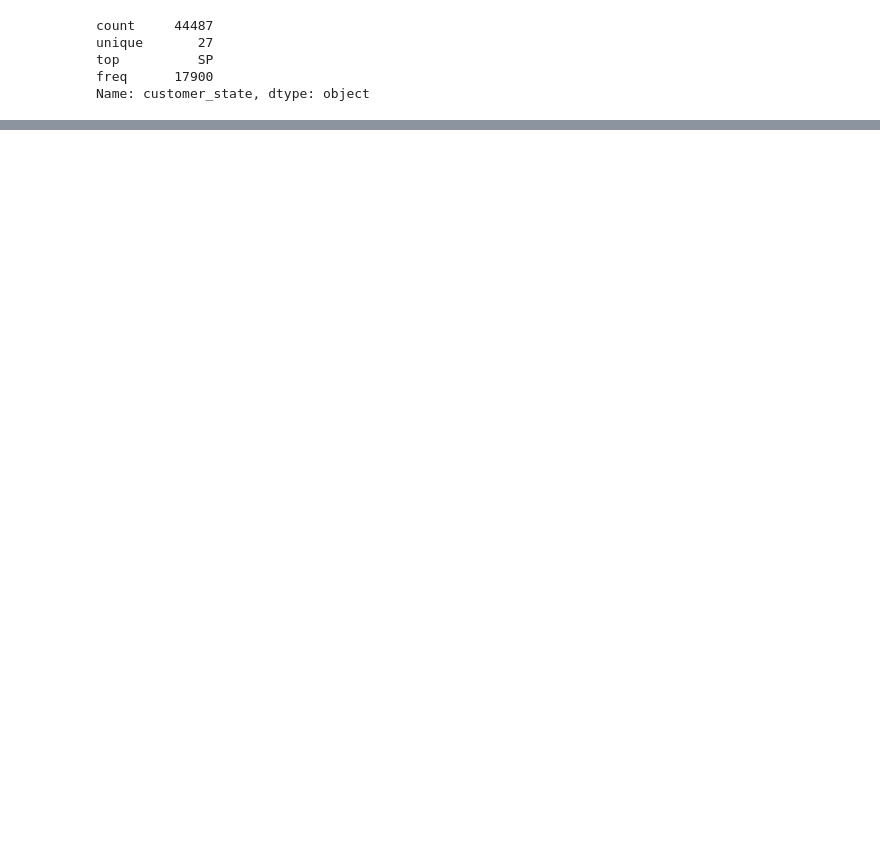
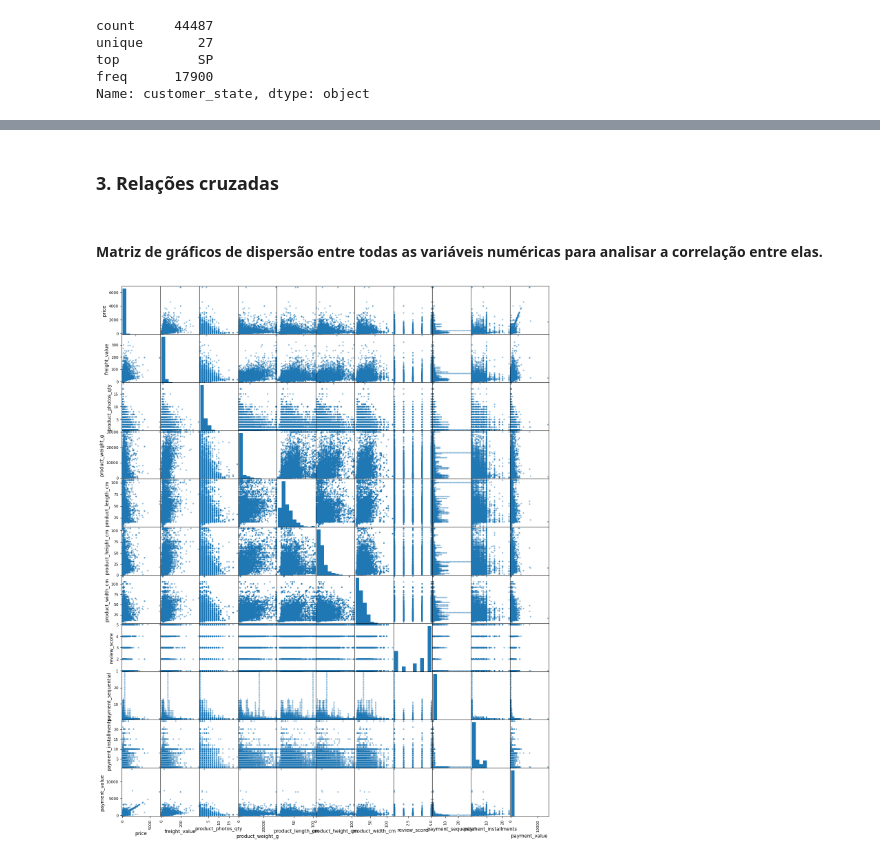
Before and after one commit to supertecode/tcc, a Jupyter notebook: analise_sentimento_previsão_demanda.ipynb, the cells around one changed output, grey strips where cells are left out. Drawn from its saved outputs; the diff is of its cells as text; code cells hidden in the pictures; blank space fills up the shorter version.

```diff
--- a/analise_sentimento_previsão_demanda.ipynb
+++ b/analise_sentimento_previsão_demanda.ipynb
@@ -414,0 +447,3 @@ df['review_comment_title'] = df.apply(
+# %%
+df["delivery_time"] = df["delivery_time"].fillna(df["delivery_time_estimated"])
+print(df.isnull().sum())
@@ -966,8 +1011,0 @@ nltk.download("wordnet")
-# %%
-"""""
-# Carregar dataset
-df = pd.read_csv("olist_order_reviews_dataset.csv")
-
-# Inicializar lematizador
-lemmatizer = WordNetLemmatizer()
-stop_words = set(stopwords.words("portuguese"))
@@ -986,5 +1012,13 @@ def preprocess_text(text):
-# %%
-""""
-# Aplicar a limpeza nos comentários
-df["cleaned_review"] = df["review_comment_message"].apply(preprocess_text)
-print(df[["review_comment_message", "cleaned_review"]].head())
+# %% [markdown]
+### **3. Relações cruzadas**
+# %% [markdown]
+#### Matriz de gráficos de dispersão entre todas as variáveis numéricas para analisar a correlação entre elas.
+# %%
+df_numeric = df[["price","freight_value","product_photos_qty","product_weight_g","product_length_cm",
+                 "product_height_cm","product_width_cm","review_score","payment_sequential","payment_installments",
+                 "payment_value"]]
+# %%
+pd.plotting.scatter_matrix(df_numeric,figsize=(16,20))
+plt.show()
+# %% [output]
+[figure, added]
```
Also changed, not shown: parts of 75 cells of this notebook, 9 other files.
